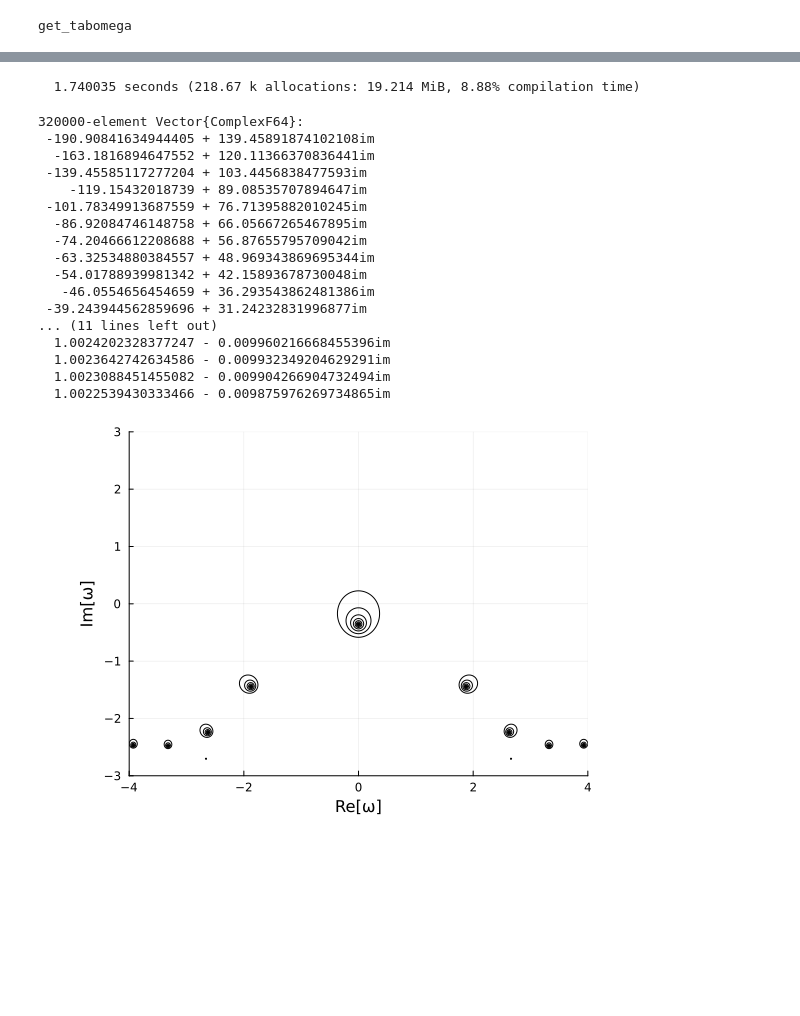
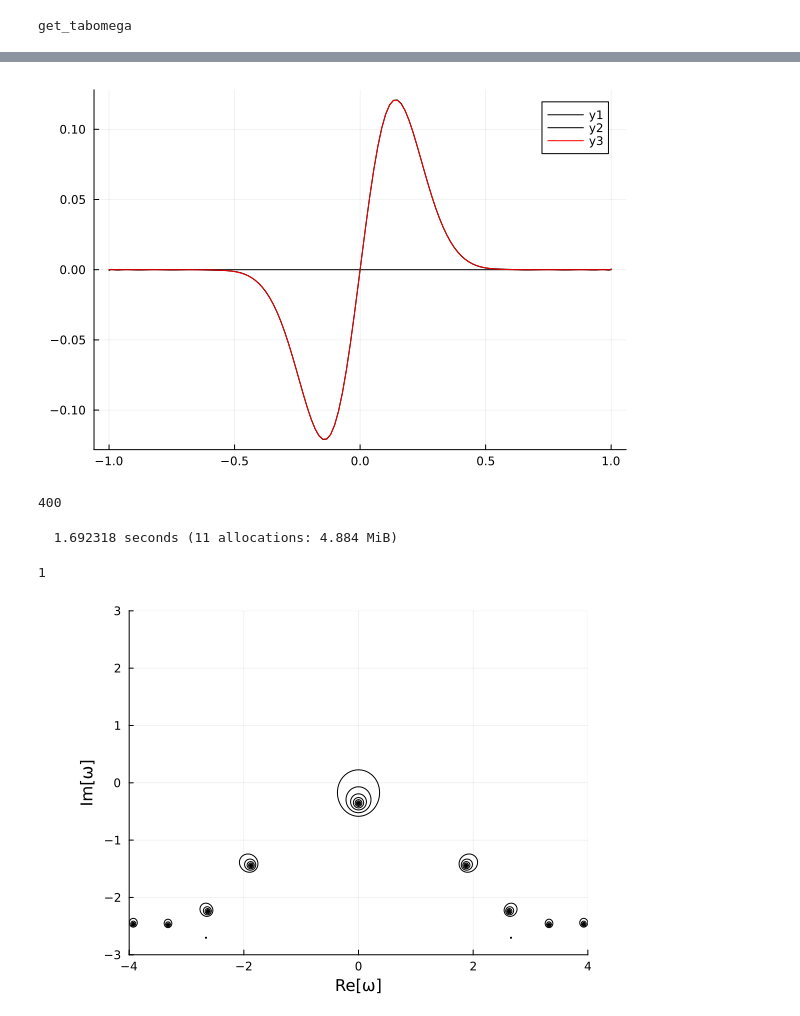
Before and after one commit to JuliaStellarDynamics/FiniteHilbertTransform.jl, a Jupyter notebook: examples/run_plasma.ipynb, the cells around one changed output, grey strips where cells are left out. Drawn from its saved outputs; the diff is of its cells as text; code cells hidden in the pictures; blank space fills up the shorter version.

```diff
--- a/examples/run_plasma.ipynb
+++ b/examples/run_plasma.ipynb
@@ -291,3 +341,39 @@ get_tabomega
+# %%
+rtotal = taba[1]*FHT.tabP[1,:]
+p = plot(FHT.tabu,rtotal,color="black")
+
+for i=2:26
+    rtotal += taba[i]*FHT.tabP[i,:]
+
+end
+plot!(FHT.tabu,rtotal,color="black")
+plot!(FHT.tabu,tabG,color="red")
+
+display(p)
+# %% [output]
+[figure, added]
+# %%
+
+# how many Legendre knots?
+Ku  = 200
+
+# stability parameter: 0<q<1 ensures stability
+qself = 0.5
+
+# what is the maximum velocity for integration?
+xmax = 20.0
+
+# parameters for the real frequencies in the grid
+Omegamin = -4.0
+Omegamax = 4.0
+nOmega   = 800
+
+# parameters for the imaginary frequencies in the grid
+Etamin = -3.0
+Etamax = 3.0
+nEta= 400
+# %% [output]
+400
 # %%
 # set up the array of frequencies
 tabOmega = collect(range(Omegamin,Omegamax,length=nOmega))
@@ -299,26 +385,12 @@ tabomega = get_tabomega(tabOmega,tabEta)
 
 
 taba,struct_tabLeg = setup_legendre_integration(Ku,qself,xmax)
-@time tabIminusXi  = ComputeIminusXi(tabomega,taba,xmax,struct_tabLeg)
+@time tabIminusXi  = ComputeIminusXi(tabomega,taba,xmax,struct_tabLeg)#,Kulim=30)
+
+1
 # %% [output]
-  1.740035 seconds (218.67 k allocations: 19.214 MiB, 8.88% compilation time)
+  1.692318 seconds (11 allocations: 4.884 MiB)
-320000-element Vector{ComplexF64}:
- -190.90841634944405 + 139.45891874102108im
-  -163.1816894647552 + 120.11366370836441im
- -139.45585117277204 + 103.4456838477593im
-    -119.15432018739 + 89.08535707894647im
- -101.78349913687559 + 76.71395882010245im
-  -86.92084746148758 + 66.05667265467895im
-  -74.20466612208688 + 56.87655795709042im
-  -63.32534880384557 + 48.969343869695344im
-  -54.01788939981342 + 42.15893678730048im
-   -46.0554656454659 + 36.293543862481386im
- -39.243944562859696 + 31.24232831996877im
-... (11 lines left out)
-  1.0024202328377247 - 0.009960216668455396im
-  1.0023642742634586 - 0.009932349204629291im
-  1.0023088451455082 - 0.009904266904732494im
-  1.0022539430333466 - 0.009875976269734865im
+1
 # %%
 epsilon_real = reshape(real.(tabIminusXi),nEta,nOmega)
 epsilon_imag = reshape(imag.(tabIminusXi),nEta,nOmega)
```
Also changed, not shown: parts of 6 cells of this notebook, 8 other files.
